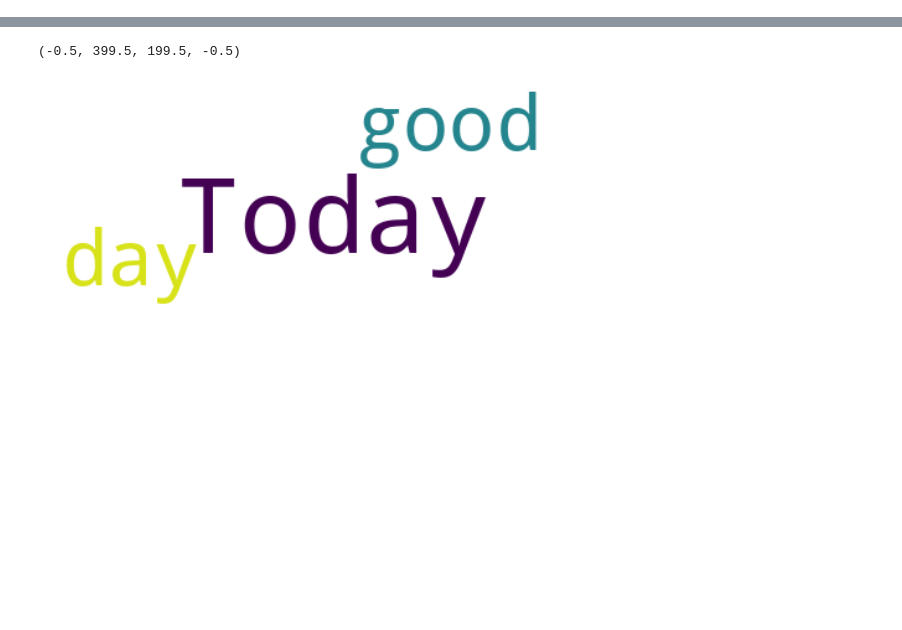
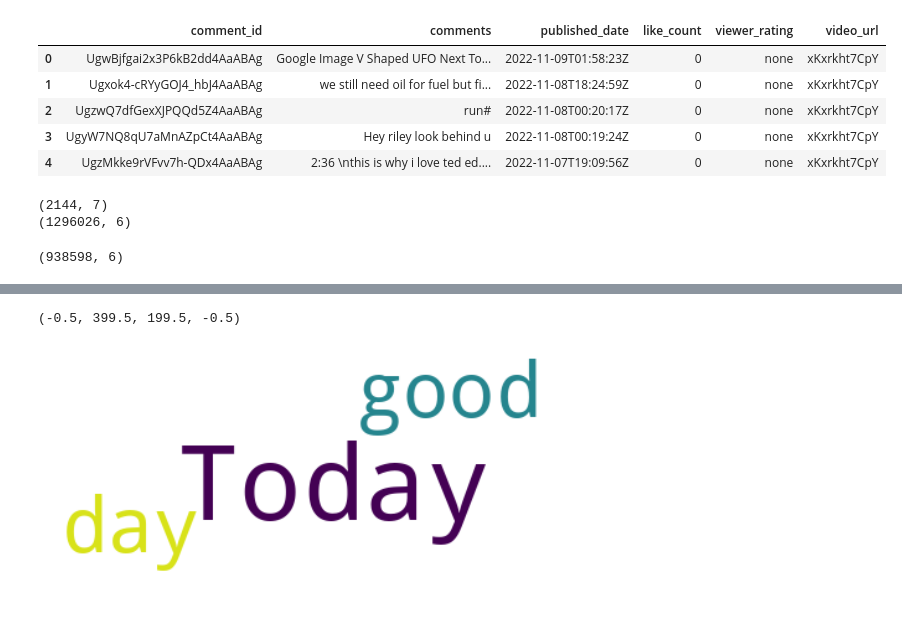
Before and after one commit to dcpelejo/TDI-capstone-pelejo, a Jupyter notebook: Sentiment_Analysis.ipynb, the cells around one changed output, grey strips where cells are left out. Saved outputs shown, nothing was run; the diff lists cells and outputs as text; code cells hidden in the pictures; blank space fills up the shorter version.

```diff
--- a/Sentiment_Analysis.ipynb
+++ b/Sentiment_Analysis.ipynb
@@ -6,0 +45,25 @@ blob_sent=blob.sentiment
+# %%
+df_comms.head()
+# %% [output]
+|  | comment_id | comments | published_date | like_count | viewer_rating | video_url |
+| 0 | UgwBjfgai2x3P6kB2dd4AaABAg | Google Image V Shaped UFO Next To... | 2022-11-09T01:58:23Z | 0 | none | xKxrkht7CpY |
+| 1 | Ugxok4-cRYyGOJ4_hbJ4AaABAg | we still need oil for fuel but fi... | 2022-11-08T18:24:59Z | 0 | none | xKxrkht7CpY |
+| 2 | UgzwQ7dfGexXJPQQd5Z4AaABAg | run# | 2022-11-08T00:20:17Z | 0 | none | xKxrkht7CpY |
+| 3 | UgyW7NQ8qU7aMnAZpCt4AaABAg | Hey riley look behind u | 2022-11-08T00:19:24Z | 0 | none | xKxrkht7CpY |
+| 4 | UgzMkke9rVFvv7h-QDx4AaABAg | 2:36 \nthis is why i love ted ed.... | 2022-11-07T19:09:56Z | 0 | none | xKxrkht7CpY |
+# %%
+print(df_vids.shape)
+print(df_comms.shape)
+#Videos 1-150  -> solar energy
+#151-300 #set aside 301-1844 -> composting
+#1845-1944 -> paper straws
+#1945-2144 -> electric vehicles
+# %% [output]
+(2144, 7)
+(1296026, 6)
+# %%
+l=list(range(50))+list(range(150,300))+list(range(1844,1944))+list(range(1944,2144))
+vids=df_vids['video_url'][l]
+df_comms[df_comms['video_url'].isin(vids)].shape
+# %% [output]
+(938598, 6)
```
Also changed, not shown: parts of 12 cells of this notebook, 2 other files.
